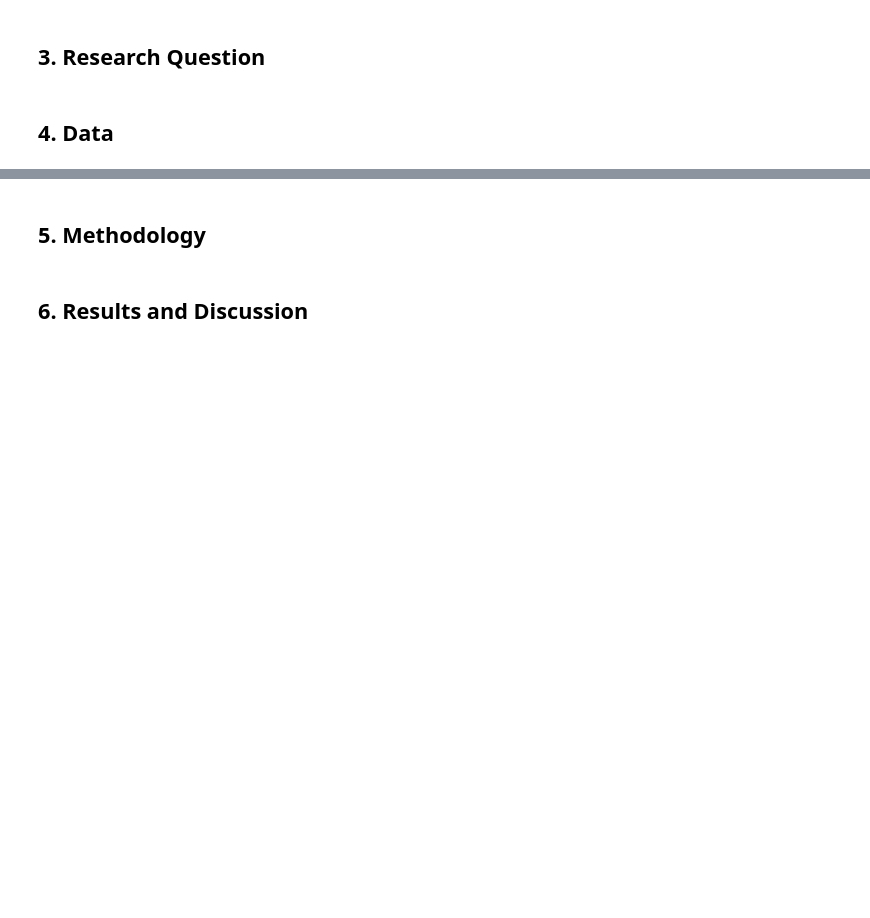
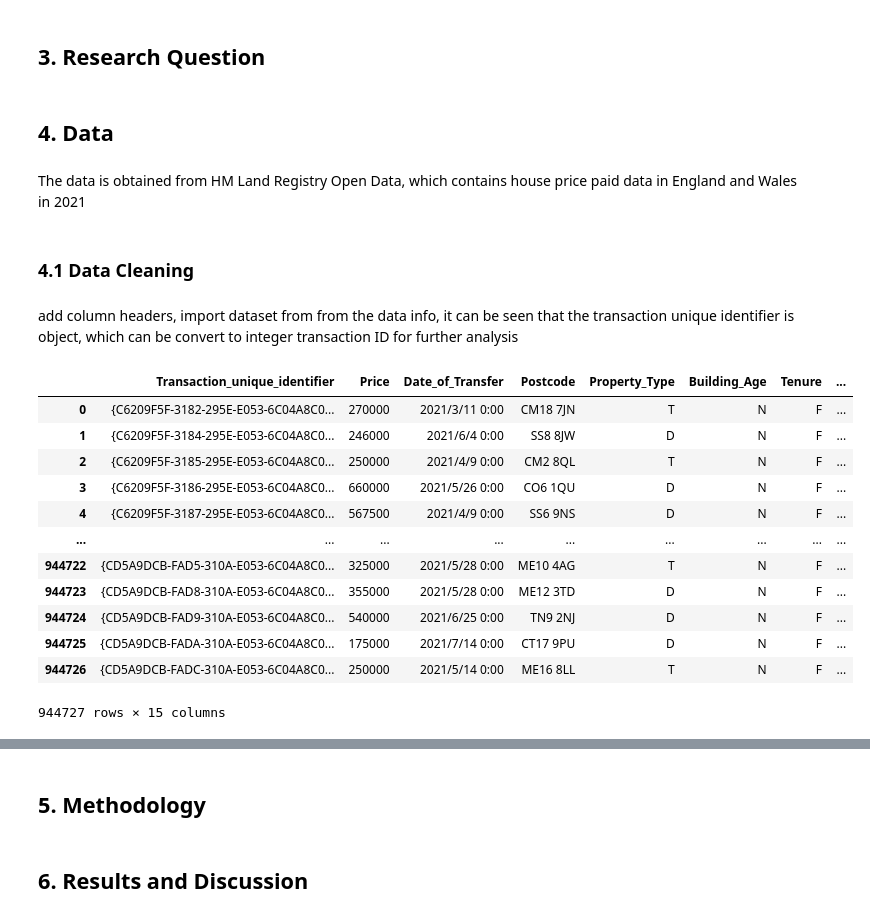
Before and after one commit to joeylizh/DSSS_Assessment, a Jupyter notebook: Assessment_Code.ipynb, the cells around one changed output, grey strips where cells are left out. Cells and saved outputs as stored; diff of their text form; code cells hidden in the pictures; blank space fills up the shorter version.

```diff
--- a/Assessment_Code.ipynb
+++ b/Assessment_Code.ipynb
@@ -16,6 +20,48 @@ start_time = time.time()
+# %%
+# Import the packages for data manipulation and processing
+import matplotlib.pyplot as plt
+import numpy as np
+import pandas as pd
+import sklearn
+import statsmodels.api as sm
+from sklearn.linear_model import LinearRegression
+from sklearn.model_selection import train_test_split
+
+pd.set_option("display.max_rows", 300)  # specifies number of rows to show
+pd.options.display.float_format = (
+    "{:40,.4f}".format
+)  # specifies default number format to 4 decimal places
+plt.style.use("ggplot")  # specifies that graphs should use ggplot styling
+%matplotlib inline
 # %% [markdown]
 ## 2. Literature Review
 # %% [markdown]
 ## 3. Research Question
 # %% [markdown]
 ## 4. Data
+# %% [markdown]
+The data is obtained from HM Land Registry Open Data, which contains house price paid data in England and Wales in 2021
+# %% [markdown]
+### 4.1 Data Cleaning
+# %% [markdown]
+add column headers,
+import dataset from
+from the data info, it can be seen that the transaction unique identifier is object, which can be convert to integer transaction ID for further analysis
+# %%
+# Import the dataset
+df = pd.read_csv("Data/Price_Paid_Data_2021.csv")
+df
+# %% [output]
+|  | Transaction_unique_identifier | Price | Date_of_Transfer | Postcode | Property_Type | Building_Age | Tenure | ... |
+| 0 | {C6209F5F-3182-295E-E053-6C04A8C0... | 270000 | 2021/3/11 0:00 | CM18 7JN | T | N | F | ... |
+| 1 | {C6209F5F-3184-295E-E053-6C04A8C0... | 246000 | 2021/6/4 0:00 | SS8 8JW | D | N | F | ... |
+| 2 | {C6209F5F-3185-295E-E053-6C04A8C0... | 250000 | 2021/4/9 0:00 | CM2 8QL | T | N | F | ... |
+| 3 | {C6209F5F-3186-295E-E053-6C04A8C0... | 660000 | 2021/5/26 0:00 | CO6 1QU | D | N | F | ... |
+| 4 | {C6209F5F-3187-295E-E053-6C04A8C0... | 567500 | 2021/4/9 0:00 | SS6 9NS | D | N | F | ... |
+| ... | ... | ... | ... | ... | ... | ... | ... | ... |
+| 944722 | {CD5A9DCB-FAD5-310A-E053-6C04A8C0... | 325000 | 2021/5/28 0:00 | ME10 4AG | T | N | F | ... |
+| 944723 | {CD5A9DCB-FAD8-310A-E053-6C04A8C0... | 355000 | 2021/5/28 0:00 | ME12 3TD | D | N | F | ... |
+| 944724 | {CD5A9DCB-FAD9-310A-E053-6C04A8C0... | 540000 | 2021/6/25 0:00 | TN9 2NJ | D | N | F | ... |
+| 944725 | {CD5A9DCB-FADA-310A-E053-6C04A8C0... | 175000 | 2021/7/14 0:00 | CT17 9PU | D | N | F | ... |
+| 944726 | {CD5A9DCB-FADC-310A-E053-6C04A8C0... | 250000 | 2021/5/14 0:00 | ME16 8LL | T | N | F | ... |
+944727 rows × 15 columns
```
Also changed, not shown: parts of 30 cells of this notebook, 5 other files.
